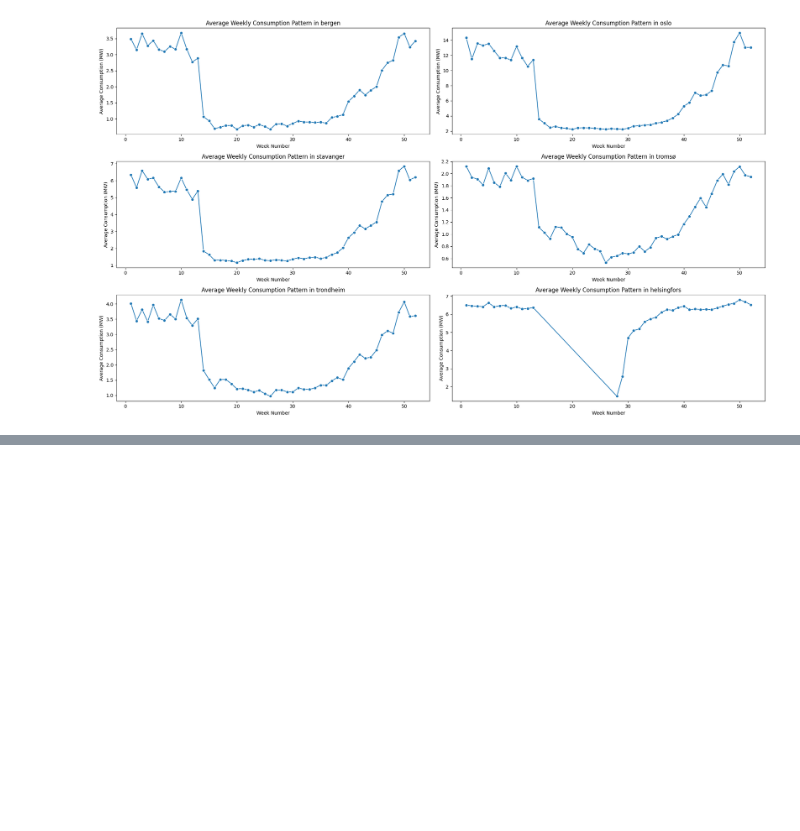
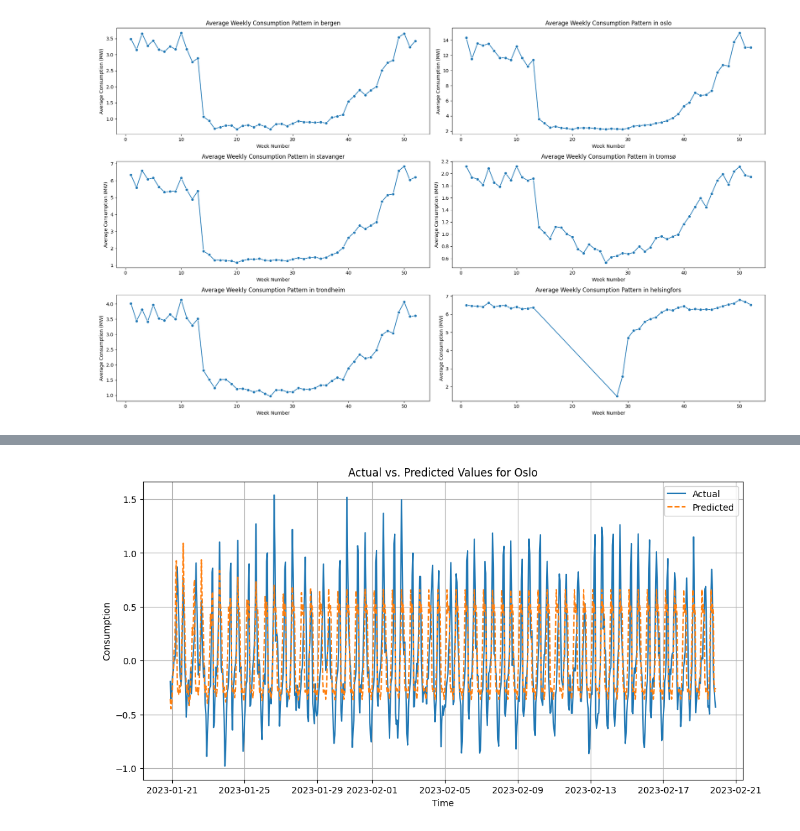
Before and after one commit to HesteBjorn/TDT4259_Data_Science, a Jupyter notebook: exploration.ipynb, the cells around one changed output, grey strips where cells are left out. Cells and saved outputs as stored; diff of their text form; code cells hidden in the pictures; blank space fills up the shorter version.

```diff
--- a/exploration.ipynb
+++ b/exploration.ipynb
@@ -139,0 +245,13 @@ See the caveats in the documentation: https://pandas.pydata.org/pandas-docs/stab
+# %%
+#plot 1 month predictions vs actual values
+plt.figure(figsize=(12, 6))
+plt.plot(oslo_data_diff.index[train_size_oslo:train_size_oslo+720], test_oslo[:720], label='Actual', linestyle='-')
+plt.plot(oslo_data_diff.index[train_size_oslo:train_size_oslo+720], predictions_oslo[:720], label='Predicted', linestyle='--')
+plt.xlabel('Time')
+plt.ylabel('Consumption')
+plt.title('Actual vs. Predicted Values for Oslo')
+plt.legend()
+plt.grid(True)
+plt.show()
+# %% [output]
+[figure, added]
```
Also changed, not shown: parts of 8 cells of this notebook, 2 other files.
